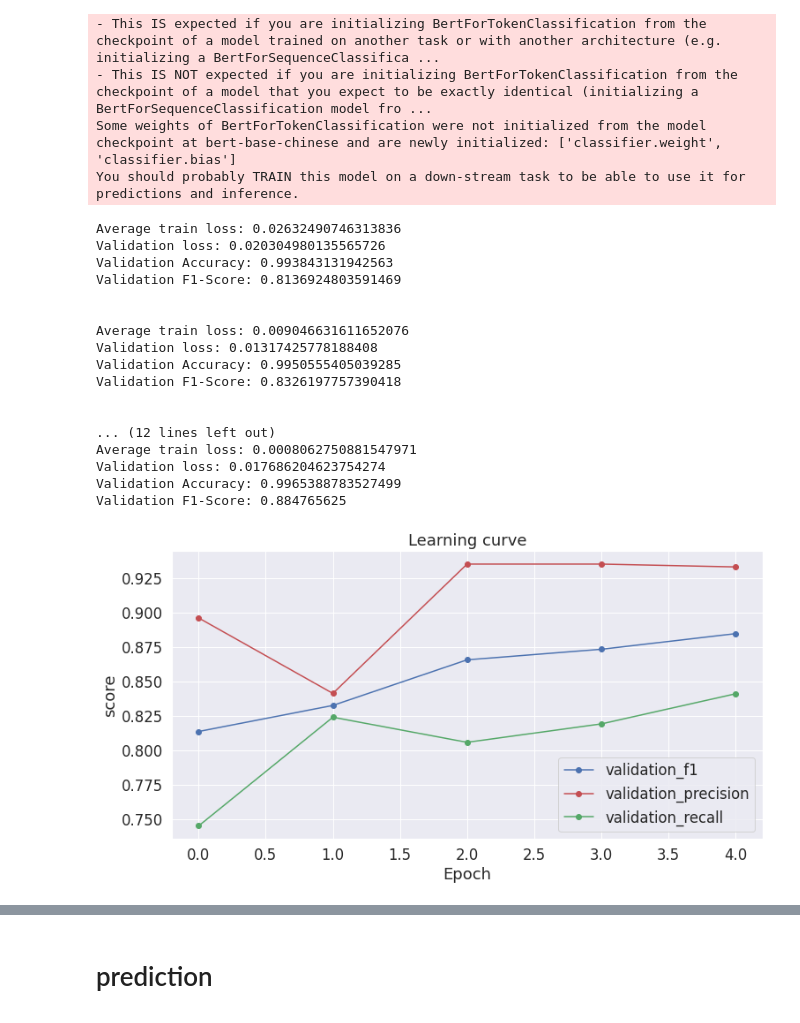
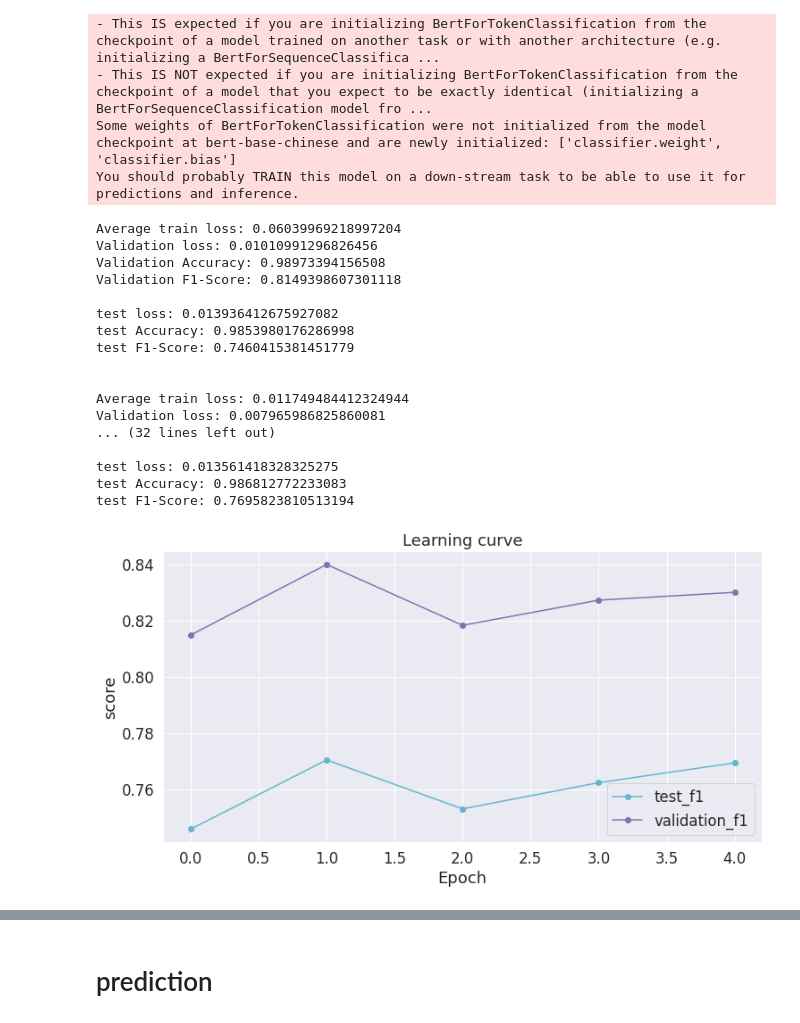
Before and after one commit to sungbohsun/AI_CUPmm, a Jupyter notebook: click_me.ipynb, the cells around one changed output, grey strips where cells are left out. Cells and saved outputs as stored; diff of their text form; code cells hidden in the pictures.

```diff
--- a/click_me.ipynb
+++ b/click_me.ipynb
@@ -1404,26 +1645,26 @@ if Do_test == 'y':
   test_data = TensorDataset(test_inputs, cv_masks, cv_tags)
   test_sampler = RandomSampler(test_data)
   test_dataloader = DataLoader(test_data, sampler=test_sampler, batch_size=bs)
-  torch.save(train_dataloader,'train_dataloader_60.pt')
-  torch.save(valid_dataloader,'valid_dataloader_20.pt')
-  torch.save(test_dataloader, 'test_dataloader_20.pt')
+  torch.save(train_dataloader,'pt/train_dataloader_60.pt')
+  torch.save(valid_dataloader,'pt/valid_dataloader_20.pt')
+  torch.save(test_dataloader, 'pt/test_dataloader_20.pt')
 else:
-  torch.save(train_dataloader,'train_dataloader_75.pt')
-  torch.save(valid_dataloader,'valid_dataloader_25.pt')
+  torch.save(train_dataloader,'pt/train_dataloader_75.pt')
+  torch.save(valid_dataloader,'pt/valid_dataloader_25.pt')
 # %% [markdown]
 ## Train
 # %%
-Do_test = 'n'
+Do_test = 'y'
 # %%
 tag_values = ['O', 'B', 'I', 'PAD']
 if  Do_test == 'y':
-  train_dataloader = torch.load(train_dataloader,'train_dataloader_60.pt')
-  valid_dataloader = torch.load(valid_dataloader,'valid_dataloader_20.pt')
-  test_dataloader  = torch.load(test_dataloader, 'test_dataloader_20.pt')
+  train_dataloader = torch.load('pt/train_dataloader_60.pt')
+  valid_dataloader = torch.load('pt/valid_dataloader_20.pt')
+  test_dataloader  = torch.load('pt/test_dataloader_20.pt')
 
 else:
-  train_dataloader = torch.load('train_dataloader_75_25.pt')
-  valid_dataloader = torch.load('valid_dataloader_75_25.pt')
+  train_dataloader = torch.load('pt/train_dataloader_75.pt')
+  valid_dataloader = torch.load('pt/valid_dataloader_25.pt')
 # %%
 config = AutoConfig.from_pretrained(
         "bert-base-chinese",num_labels = 4)
@@ -1576,7 +1817,7 @@ for _ in tqdm(range(epochs)):
     if Do_test == 'y':
       model.eval()
       # Reset the validation loss for this epoch.
-      eval_loss, eval_accuracy = 0, 0
+      test_loss =  0
       nb_eval_steps, nb_eval_examples = 0, 0
       predictions , true_labels = [], []
       for batch in test_dataloader:
@@ -1601,7 +1842,7 @@ for _ in tqdm(range(epochs)):
 
       test_loss = test_loss / len(test_dataloader)
       test_loss_values.append(test_loss)
-      print("Validation loss: {}".format(test_loss))
+      print("test loss: {}".format(test_loss))
       pred_tags = [tag_values[p_i] for p, l in zip(predictions, true_labels)
                                     for p_i, l_i in zip(p, l) if tag_values[l_i] != "PAD"]
       valid_tags = [tag_values[l_i] for l in true_labels
@@ -1618,54 +1859,56 @@ for _ in tqdm(range(epochs)):
       print("test F1-Score: {}".format(f1_score(pred_tags, valid_tags)))
       print()
 
-    torch.save(model,'model/bert_ep'+str(_+1)+'.pkl')
+    torch.save(model,'model/bert622_ep'+str(_+1)+'.pkl')
 # %% [output]
-Average train loss: 0.02632490746313836
-Validation loss: 0.020304980135565726
-Validation Accuracy: 0.993843131942563
-Validation F1-Score: 0.8136924803591469
+Average train loss: 0.06039969218997204
+Validation loss: 0.01010991296826456
+Validation Accuracy: 0.98973394156508
+Validation F1-Score: 0.8149398607301118
+
+test loss: 0.013936412675927082
+test Accuracy: 0.9853980176286998
+test F1-Score: 0.7460415381451779
 
 
-Average train loss: 0.009046631611652076
-Validation loss: 0.01317425778188408
-Validation Accuracy: 0.9950555405039285
-Validation F1-Score: 0.8326197757390418
+Average train loss: 0.011749484412324944
+Validation loss: 0.007965986825860081
+... (32 lines left out)
 
-
-... (12 lines left out)
-Average train loss: 0.0008062750881547971
-Validation loss: 0.017686204623754274
-Validation Accuracy: 0.9965388783527499
-Validation F1-Score: 0.884765625
+test loss: 0.013561418328325275
+test Accuracy: 0.986812772233083
+test F1-Score: 0.7695823810513194
 # %%
 import matplotlib.pyplot as plt
 %matplotlib inline
 
 import seaborn as sns
 
 # Use plot styling from seaborn.
 sns.set(style='darkgrid')
 
 # Increase the plot size and font size.
 sns.set(font_scale=1.5)
 plt.rcParams["figure.figsize"] = (12,6)
 
 # Plot the learning curve.
-plt.plot(validation_f1_score, 'b-o', label="validation_f1")
-plt.plot(validation_precision_score, 'r-o', label="validation_precision")
-plt.plot(validation_recall_score,'g-o',label = "validation_recall")
-# if Do_test == 'y':
-#   plt.plot(test_loss_values,'g-o',label = "test loss")
+if Do_test == 'n':
+  plt.plot(validation_f1_score, 'b-o', label="validation_f1")
+  plt.plot(validation_precision_score, 'r-o', label="validation_precision")
+  plt.plot(validation_recall_score,'g-o',label = "validation_recall")
+if Do_test == 'y':
+  plt.plot(test_f1_score, 'c-o', label="test_f1")
+  plt.plot(validation_f1_score, 'm-o', label="validation_f1")
 
 # Label the plot.
 plt.title("Learning curve")
 plt.xlabel("Epoch")
 plt.ylabel("score")
 plt.legend()
-plt.savefig('model_75.png')
+plt.savefig('model_622.png')
 plt.show()
 # %% [output]
-[figure, old version]
+[figure, new version]
 # %%
 # Use plot styling from seaborn.
 sns.set(style='darkgrid')
```
Also changed, not shown: parts of 72 cells of this notebook.
